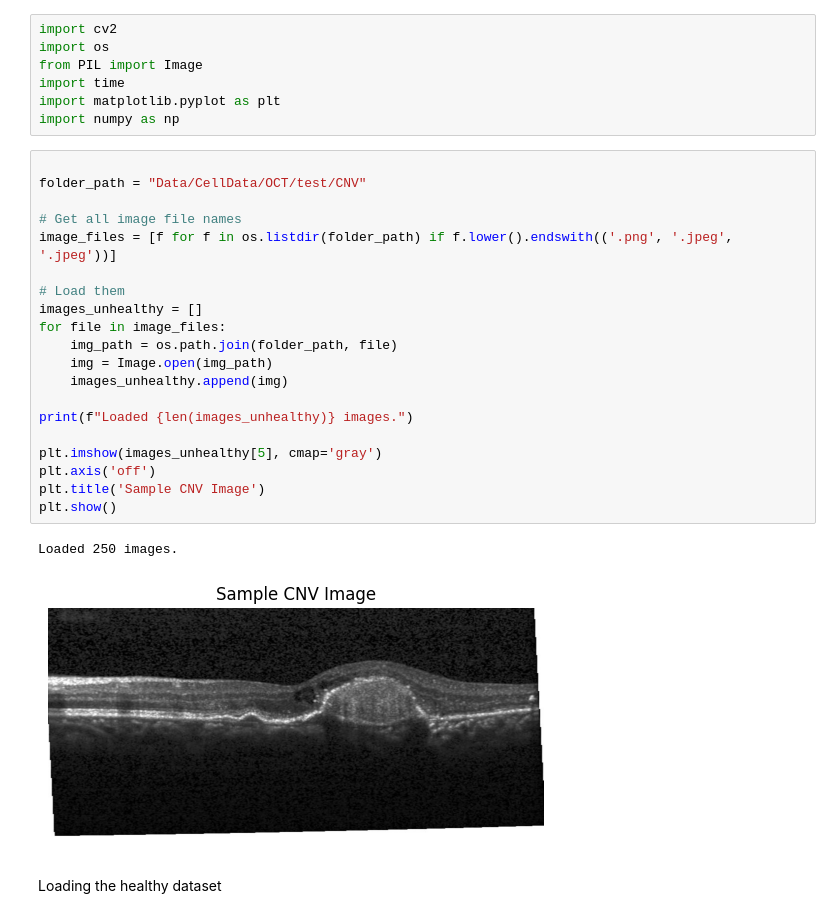
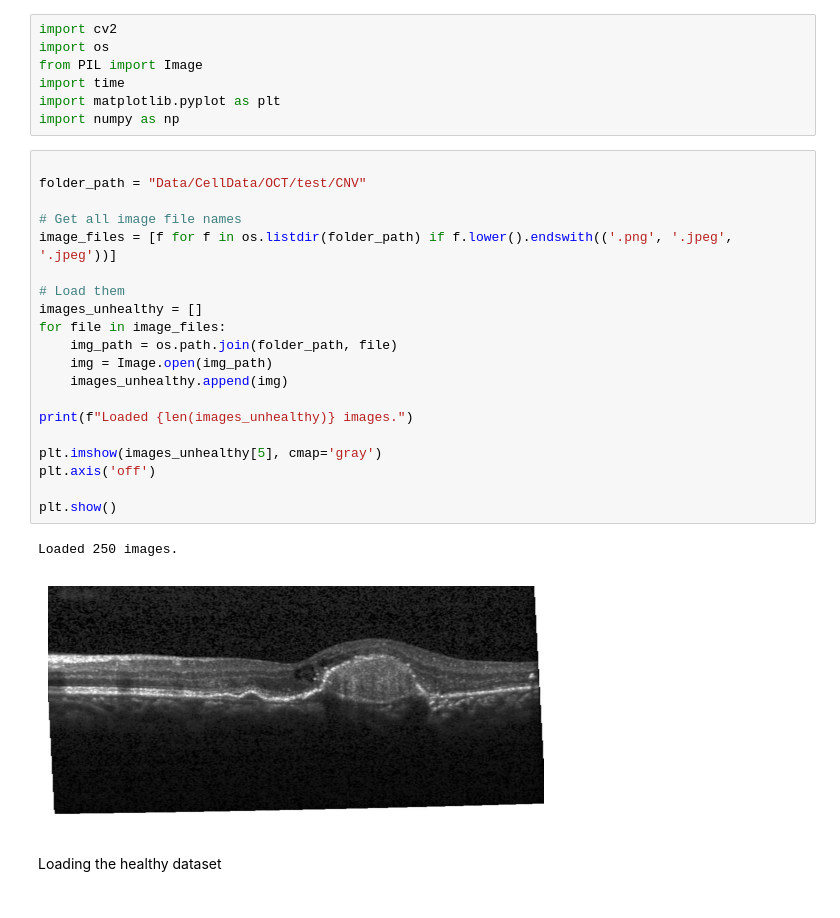
Before and after one commit to m2802h/Computer-Vision, a Jupyter notebook: Project.ipynb, the cells around one changed output. Saved outputs shown, nothing was run; the diff lists cells and outputs as text.

```diff
--- a/Project.ipynb
+++ b/Project.ipynb
@@ -10,26 +10,26 @@ import numpy as np
 # %%
 
 folder_path = "Data/CellData/OCT/test/CNV"
 
 # Get all image file names
 image_files = [f for f in os.listdir(folder_path) if f.lower().endswith(('.png', '.jpeg', '.jpeg'))]
 
 # Load them
 images_unhealthy = []
 for file in image_files:
     img_path = os.path.join(folder_path, file)
     img = Image.open(img_path)
     images_unhealthy.append(img)
 
 print(f"Loaded {len(images_unhealthy)} images.")
 
 plt.imshow(images_unhealthy[5], cmap='gray')
 plt.axis('off')
-plt.title('Sample CNV Image')
+
 plt.show()
 # %% [output]
 Loaded 250 images.
-[figure, old version]
+[figure, new version]
 # %% [markdown]
 Loading the healthy dataset
 # %%
```
Also changed, not shown: parts of 2 cells of this notebook.
